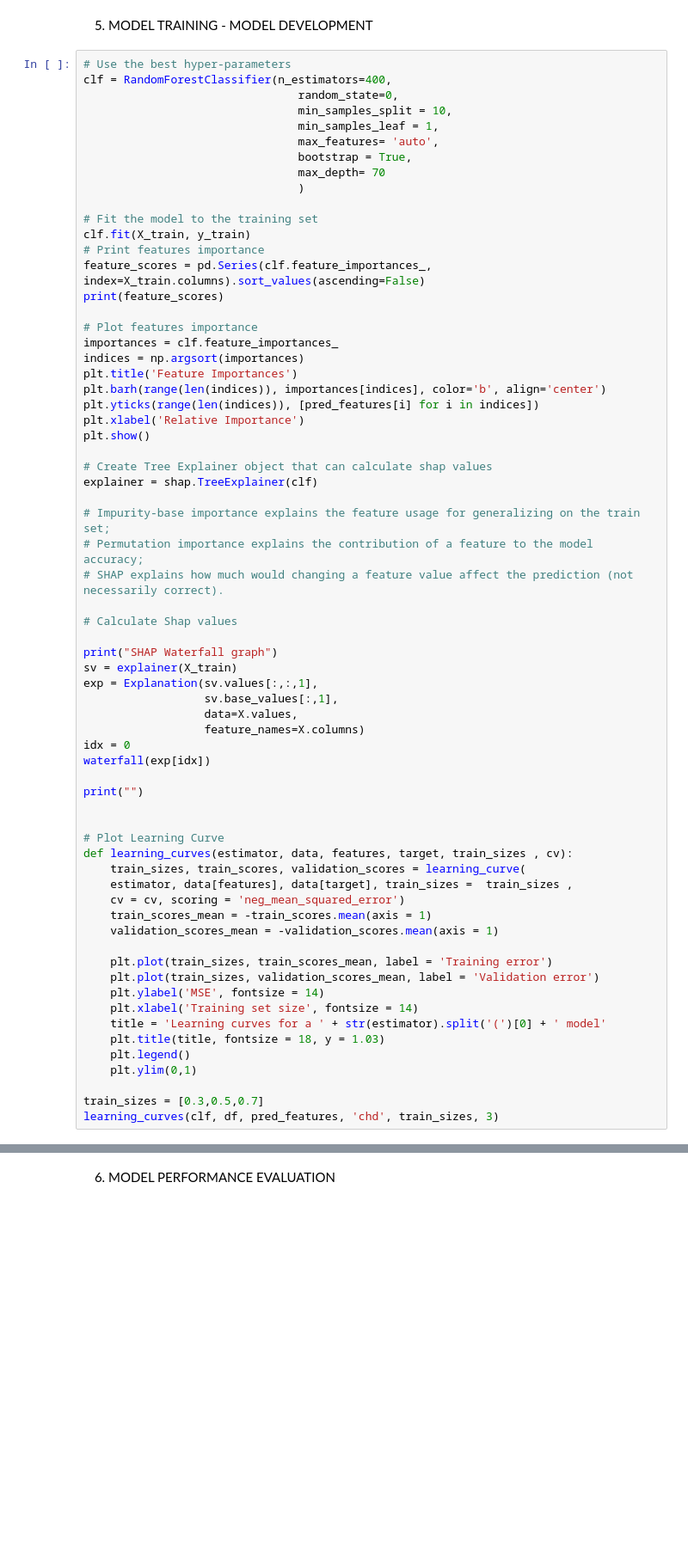
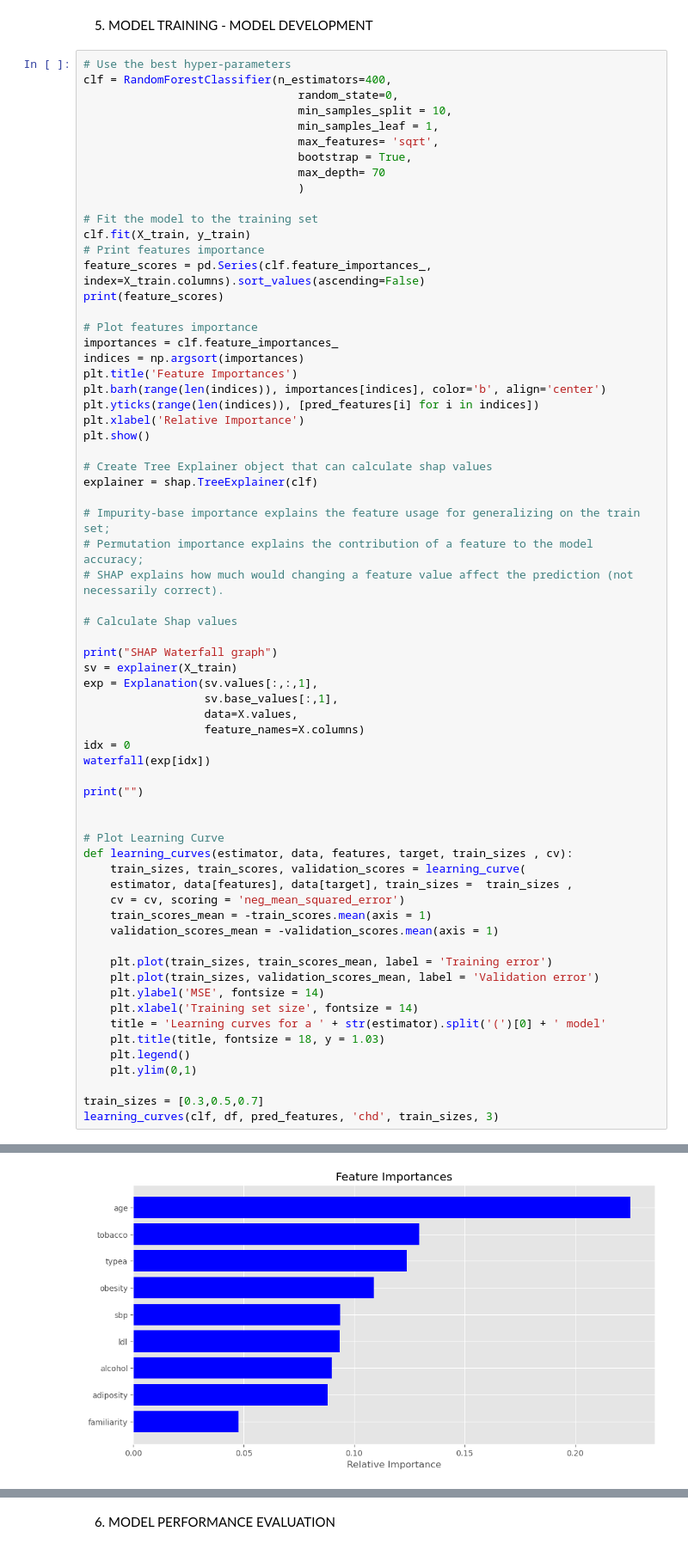
Before and after one commit to GPUK79/data-science-portfolio, a Jupyter notebook: 03_RandomForestForClassification.ipynb, the cells around one changed output, grey strips where cells are left out. Shown: that part at 86% size. Saved outputs shown, nothing was run; the diff lists cells and outputs as text; blank space fills up the shorter version.

```diff
--- a/03_RandomForestForClassification.ipynb
+++ b/03_RandomForestForClassification.ipynb
@@ -284,7 +284,7 @@ clf = RandomForestClassifier(n_estimators=400,
                                 random_state=0,
                                 min_samples_split = 10,
                                 min_samples_leaf = 1,
-                                max_features= 'auto',
+                                max_features= 'sqrt',
                                 bootstrap = True,
                                 max_depth= 70
                                 )
@@ -348,0 +358 @@ InvalidParameterError: The 'max_features' parameter of RandomForestClassifier mu
+[figure, added]
```
Also changed, not shown: parts of 6 cells of this notebook, 8 other files.
